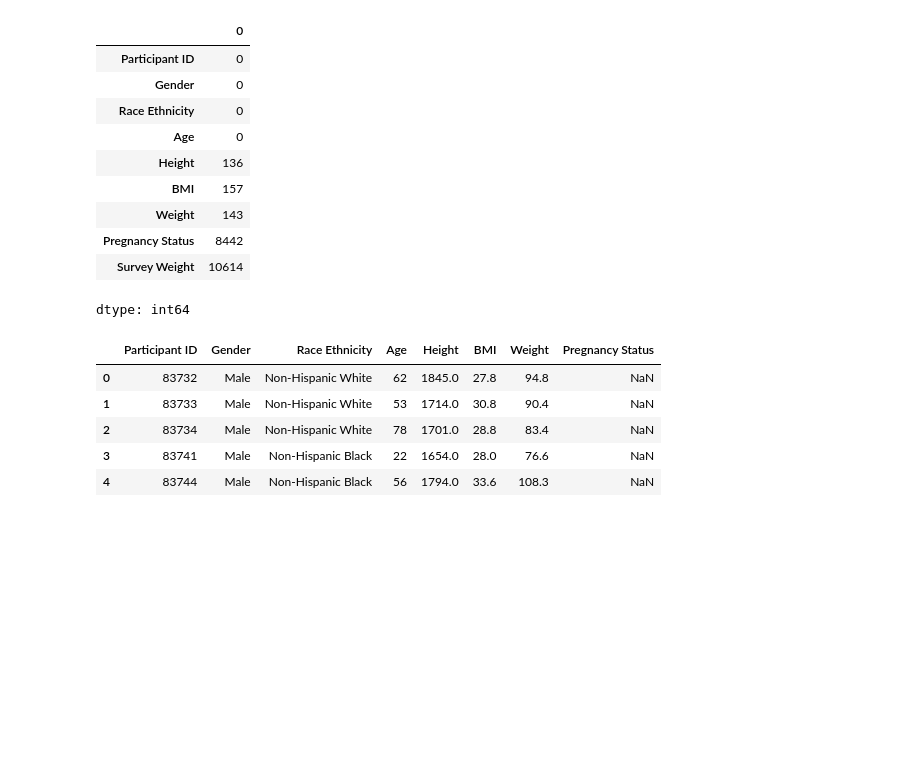
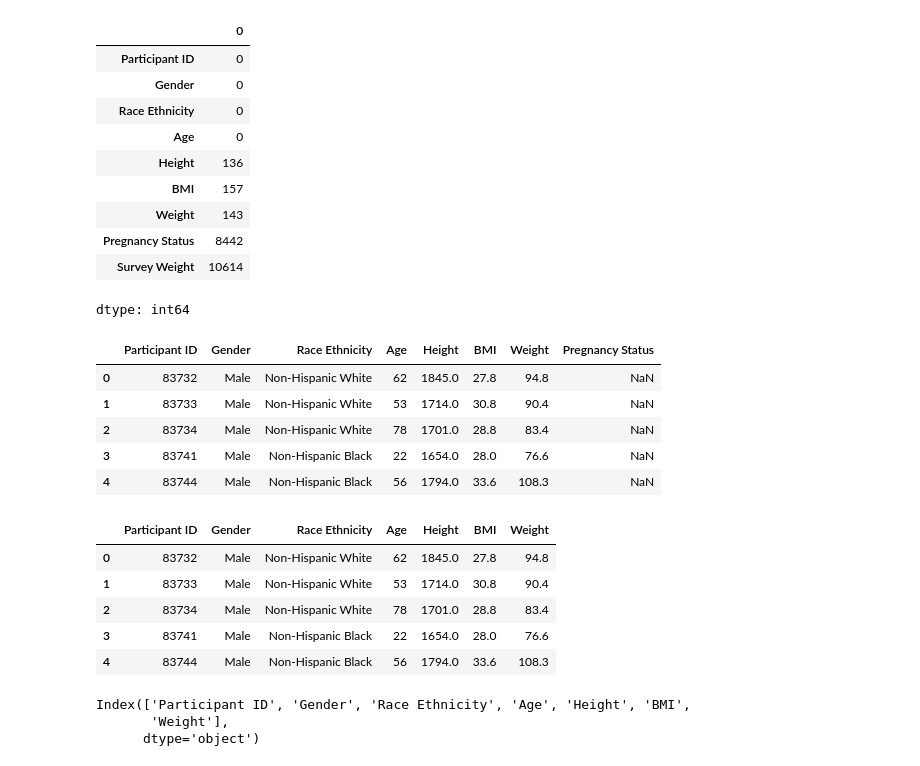
Before and after one commit to maliha-crypto/emptyrepository, a Jupyter notebook: Maliha_Rahman_DSRP.ipynb, the cells around one changed output. Drawn from its saved outputs; the diff is of its cells as text; code cells hidden in the pictures; blank space fills up the shorter version.

```diff
--- a/Maliha_Rahman_DSRP.ipynb
+++ b/Maliha_Rahman_DSRP.ipynb
@@ -106,3 +106,20 @@ df.head()
 | 2 | 83734 | Male | Non-Hispanic White | 78 | 1701.0 | 28.8 | 83.4 | NaN |
 | 3 | 83741 | Male | Non-Hispanic Black | 22 | 1654.0 | 28.0 | 76.6 | NaN |
 | 4 | 83744 | Male | Non-Hispanic Black | 56 | 1794.0 | 33.6 | 108.3 | NaN |
+# %%
+# Drop "Pregnancy Status"
+df = df.drop(columns=["Pregnancy Status"])
+df.head()
+# %% [output]
+|  | Participant ID | Gender | Race Ethnicity | Age | Height | BMI | Weight |
+| 0 | 83732 | Male | Non-Hispanic White | 62 | 1845.0 | 27.8 | 94.8 |
+| 1 | 83733 | Male | Non-Hispanic White | 53 | 1714.0 | 30.8 | 90.4 |
+| 2 | 83734 | Male | Non-Hispanic White | 78 | 1701.0 | 28.8 | 83.4 |
+| 3 | 83741 | Male | Non-Hispanic Black | 22 | 1654.0 | 28.0 | 76.6 |
+| 4 | 83744 | Male | Non-Hispanic Black | 56 | 1794.0 | 33.6 | 108.3 |
+# %%
+df.columns
+# %% [output]
+Index(['Participant ID', 'Gender', 'Race Ethnicity', 'Age', 'Height', 'BMI',
+       'Weight'],
+      dtype='object')
```
